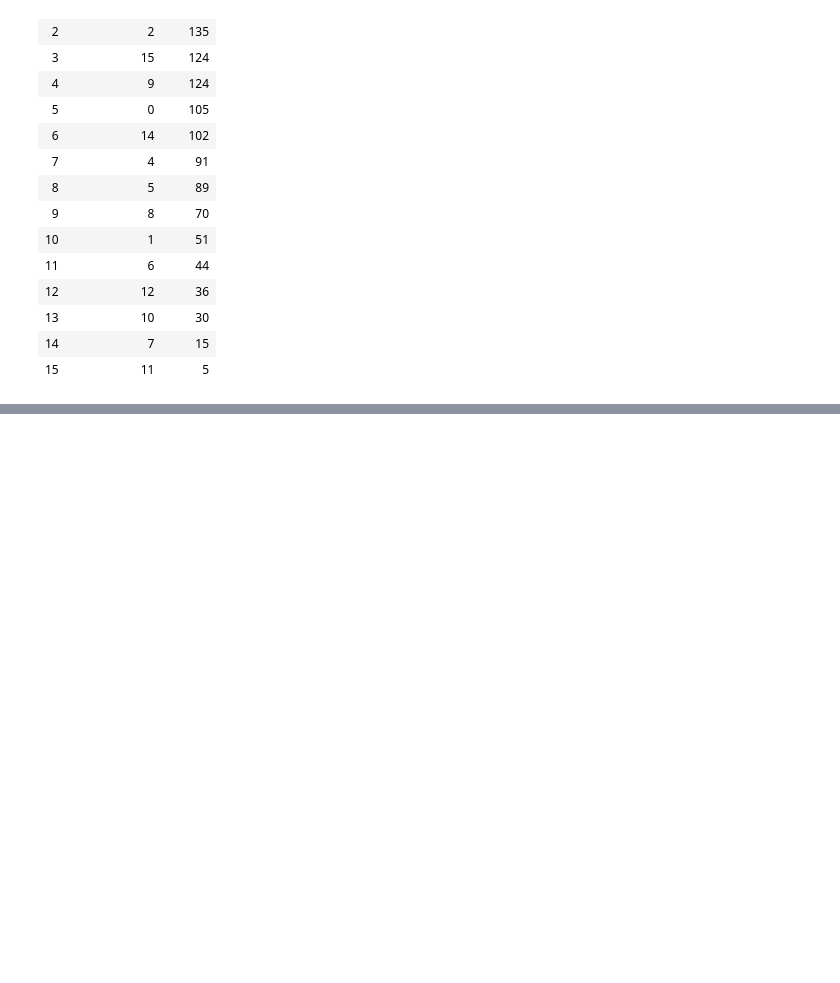
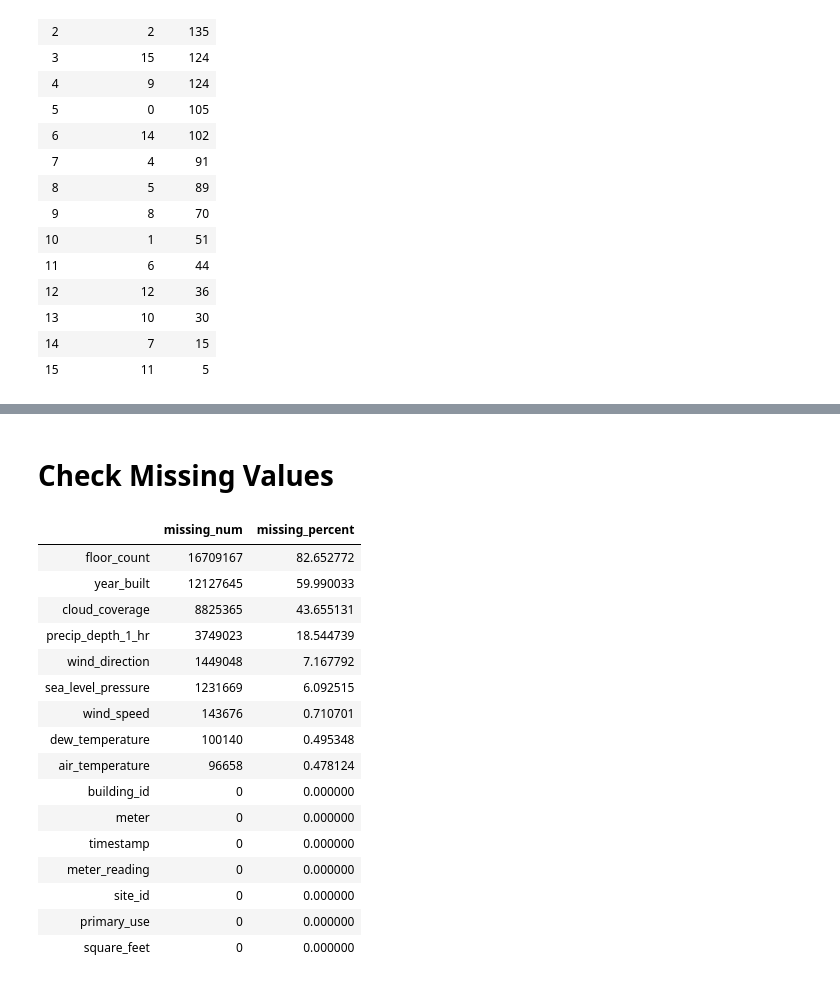
Before and after one commit to haataa/Great_Energy_Predictor, a Jupyter notebook: EDA.ipynb, the cells around one changed output, grey strips where cells are left out. Drawn from its saved outputs; the diff is of its cells as text; code cells hidden in the pictures; blank space fills up the shorter version.

```diff
--- a/EDA.ipynb
+++ b/EDA.ipynb
@@ -201,0 +258,39 @@ feat_value_count(df_building,'site_id')
+# %% [markdown]
+# Check Missing Values
+# %%
+def check_missing(df,cols=None,axis=0):
+    """check data frame column missing situation
+    Args
+    df: data frame.
+    cols: list. List of column names
+    axis: int. 0 means column and 1 means row
+
+    Returns
+    missing_info: data frame.
+    """
+    if cols != None:
+        df = df[cols]
+    missing_num = df.isnull().sum(axis).to_frame().rename(columns={0:'missing_num'})
+    missing_num['missing_percent'] = df.isnull().mean(axis)*100
+    return missing_num.sort_values(by='missing_percent',ascending = False)
+# %%
+df_colmissing = check_missing(df_train_total,cols=None,axis=0)
+df_colmissing
+# %% [output]
+|  | missing_num | missing_percent |
+| floor_count | 16709167 | 82.652772 |
+| year_built | 12127645 | 59.990033 |
+| cloud_coverage | 8825365 | 43.655131 |
+| precip_depth_1_hr | 3749023 | 18.544739 |
+| wind_direction | 1449048 | 7.167792 |
+| sea_level_pressure | 1231669 | 6.092515 |
+| wind_speed | 143676 | 0.710701 |
+| dew_temperature | 100140 | 0.495348 |
+| air_temperature | 96658 | 0.478124 |
+| building_id | 0 | 0.000000 |
+| meter | 0 | 0.000000 |
+| timestamp | 0 | 0.000000 |
+| meter_reading | 0 | 0.000000 |
+| site_id | 0 | 0.000000 |
+| primary_use | 0 | 0.000000 |
+| square_feet | 0 | 0.000000 |
```
Also changed, not shown: parts of 14 cells of this notebook.
